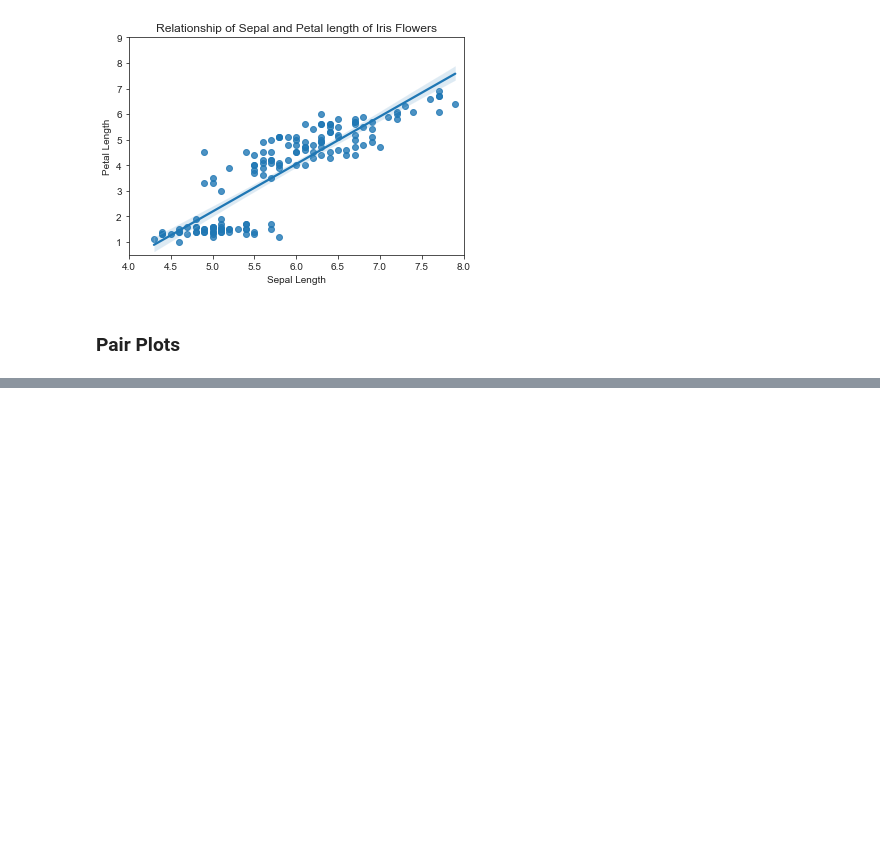
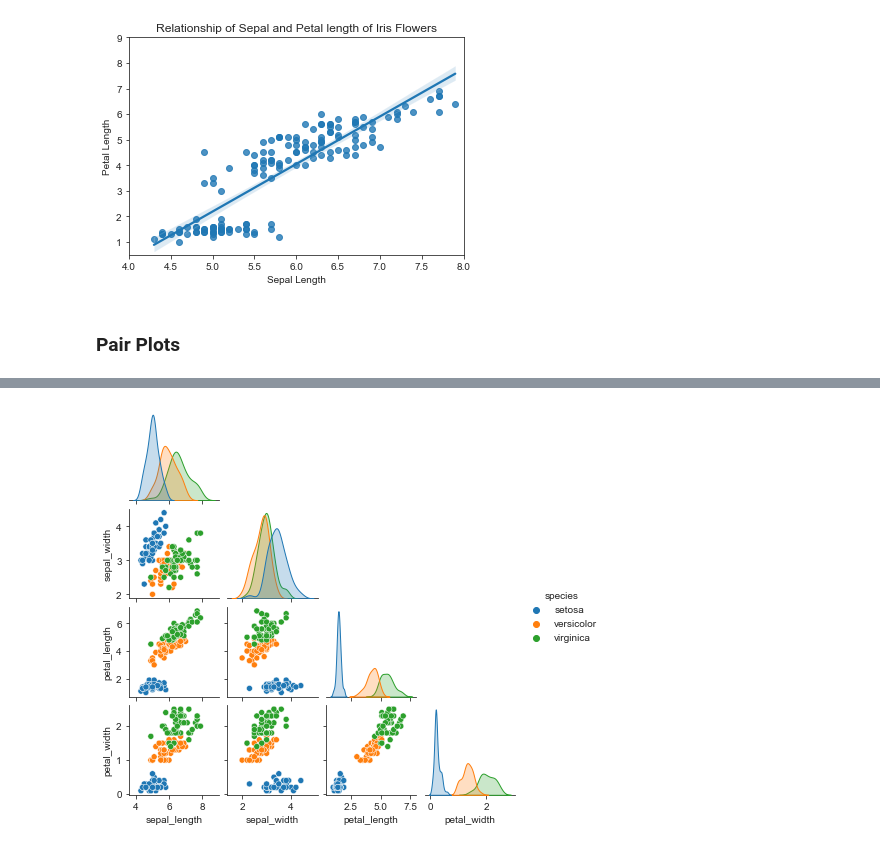
Before and after one commit to maungmoemyint/course1subject08, a Jupyter notebook: course1subject08unit09.ipynb, the cells around one changed output, grey strips where cells are left out. Saved outputs shown, nothing was run; the diff lists cells and outputs as text; code cells hidden in the pictures; blank space fills up the shorter version.

```diff
--- a/course1subject08unit09.ipynb
+++ b/course1subject08unit09.ipynb
@@ -72,0 +78,5 @@ plt.show()
+# %%
+sns.pairplot(iris, hue="species", corner=True, height=1.5)
+plt.show()
+# %% [output]
+[figure, added]
```
Also changed, not shown: parts of 6 cells of this notebook.
